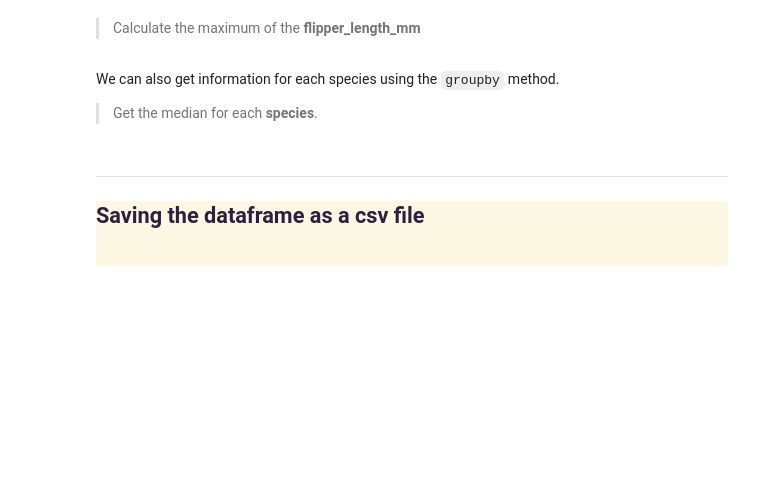
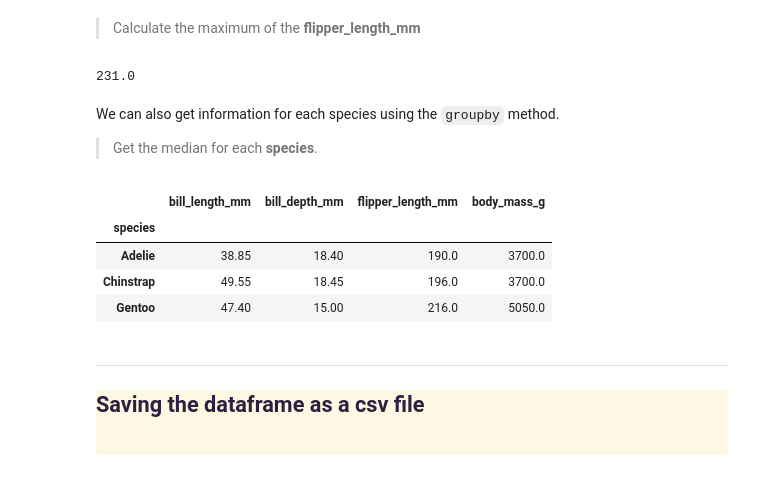
Before and after one commit to biljana-zobenica/beginners-data-workshop, a Jupyter notebook: notebooks/2. First steps with Pandas.ipynb, the cells around one changed output. Saved outputs shown, nothing was run; the diff lists cells and outputs as text; code cells hidden in the pictures; blank space fills up the shorter version.

```diff
--- a/notebooks/2. First steps with Pandas.ipynb
+++ b/notebooks/2. First steps with Pandas.ipynb
@@ -536,6 +570,10 @@ We can also use the functions count(), mean(), sum(), median(), std(), min() and
 # %load ../solutions/02_29.py
 # %% [markdown]
 >Calculate the maximum of the **flipper_length_mm**
+# %%
+df_4['flipper_length_mm'].max()
+# %% [output]
+231.0
 # %%
 # %load ../solutions/02_30.py
 # %% [markdown]
@@ -543,6 +581,15 @@ We can also get information for each species using the `groupby` method.
 
 
 > Get the median for each **species**.
+# %%
+df_4.groupby('species').median()
+# why not df_4('species').groupby().median()
+# %% [output]
+|  | bill_length_mm | bill_depth_mm | flipper_length_mm | body_mass_g |
+| species |  |  |  |  |
+| Adelie | 38.85 | 18.40 | 190.0 | 3700.0 |
+| Chinstrap | 49.55 | 18.45 | 196.0 | 3700.0 |
+| Gentoo | 47.40 | 15.00 | 216.0 | 5050.0 |
 # %%
 # %load ../solutions/02_31.py
 # %% [markdown]
```
Also changed, not shown: parts of 3 cells of this notebook.
